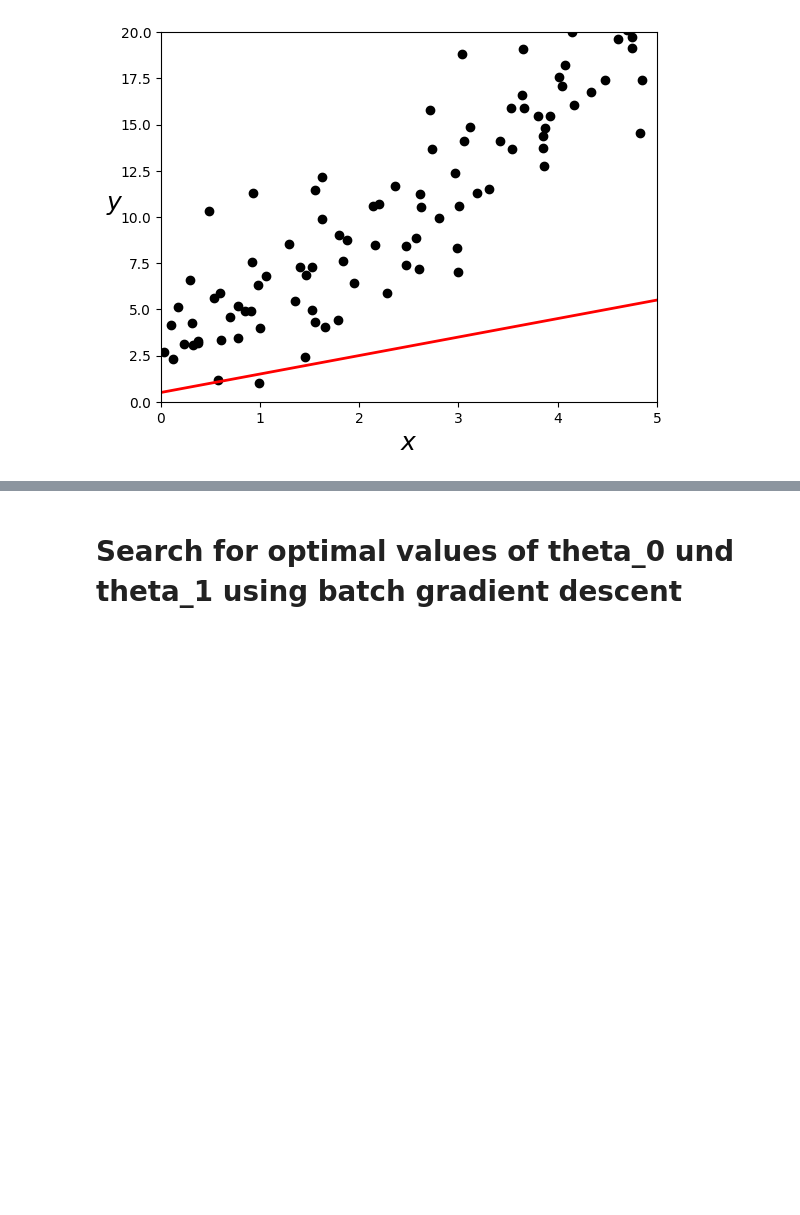
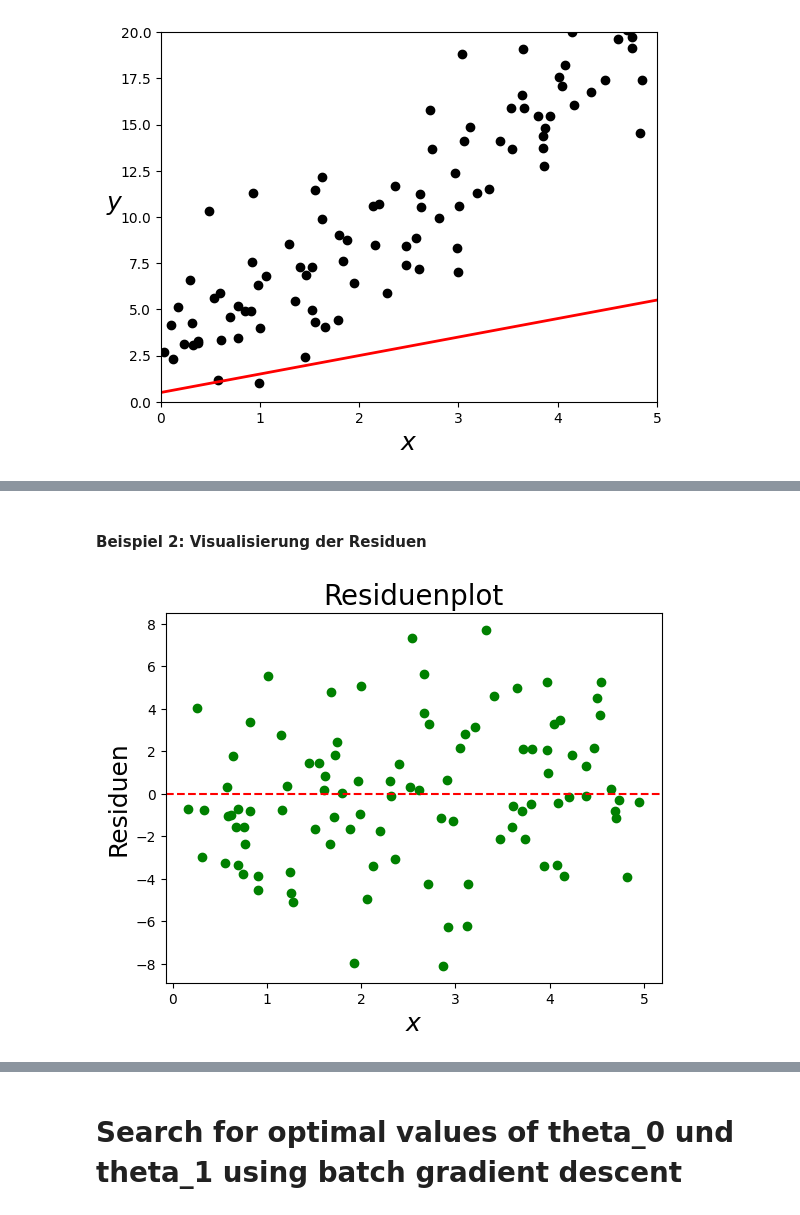
Before and after one commit to KathrinSieber/python_machine_learning_basics, a Jupyter notebook: Linear_Regression/linear_regression_gradient_descent.ipynb, the cells around one changed output, grey strips where cells are left out. Cells and saved outputs as stored; diff of their text form; code cells hidden in the pictures; blank space fills up the shorter version.

```diff
--- a/Linear_Regression/linear_regression_gradient_descent.ipynb
+++ b/Linear_Regression/linear_regression_gradient_descent.ipynb
@@ -161,0 +216,17 @@ plt.show()
+# %% [markdown]
+
+
+#### Beispiel 2: Visualisierung der Residuen
+# %%
+# Berechnung der Residuen
+residuals = y - (theta_0 + theta_1 * X)
+
+# Plot der Residuen
+plt.scatter(X, residuals, color='green')
+plt.axhline(y=0, color='red', linestyle='--')
+plt.xlabel("$x$", fontsize=18)
+plt.ylabel("Residuen", fontsize=18)
+plt.title("Residuenplot", fontsize=20)
+plt.show()
+# %% [output]
+[figure, added]
```
Also changed, not shown: parts of 5 cells of this notebook.
